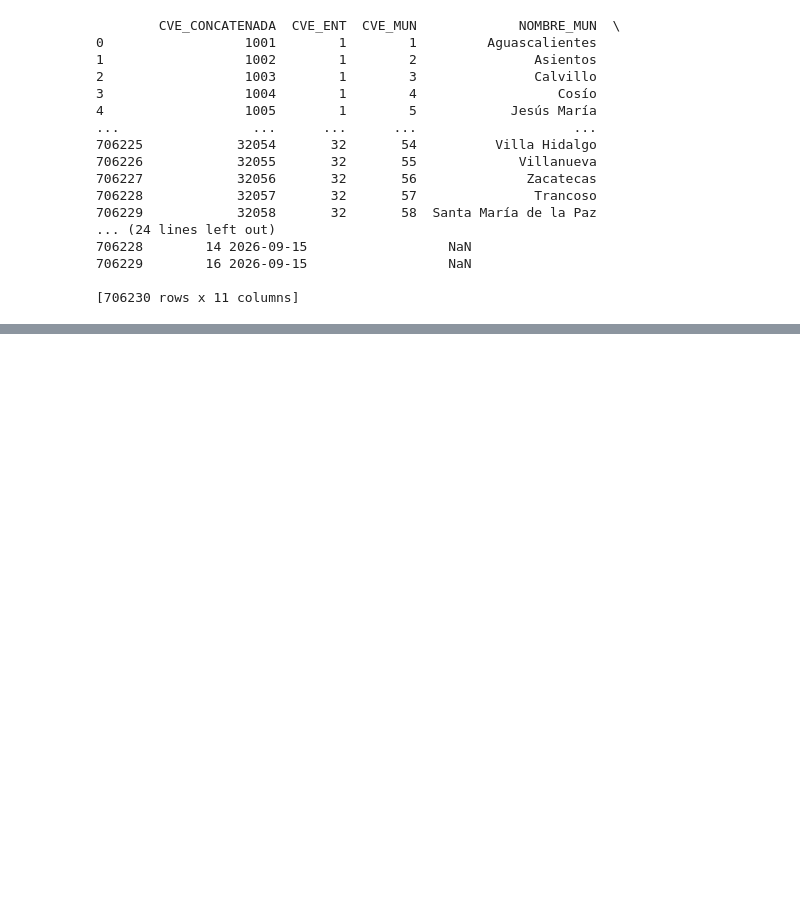
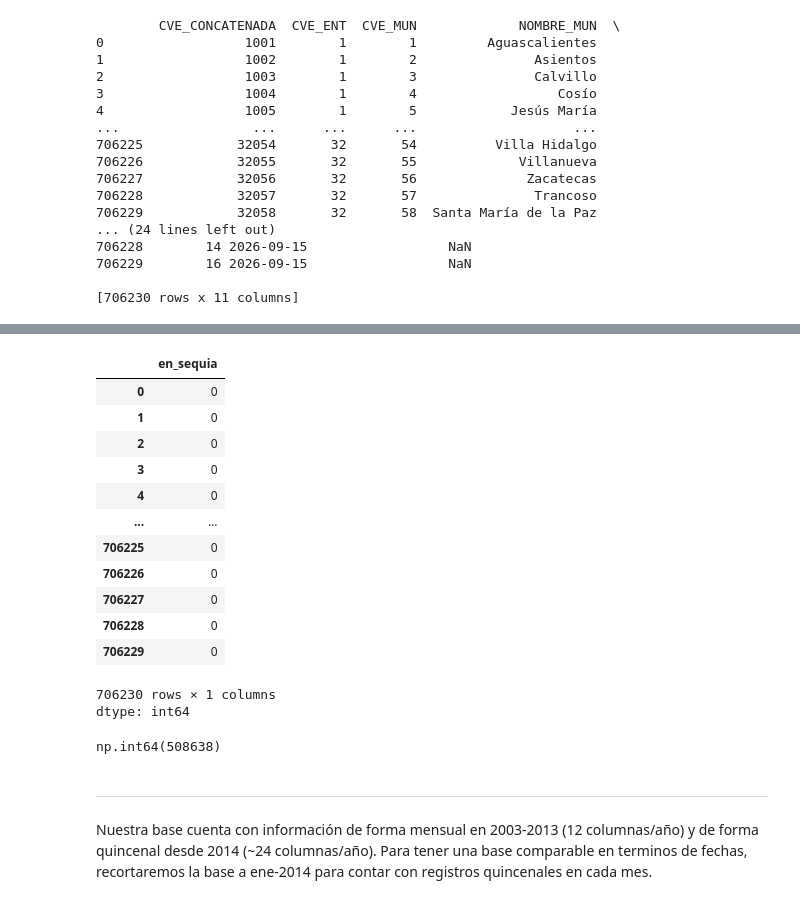
Before and after one commit to gapalfaro-cmyk/Proyecto-de-fin-de-modulo-8---Alfaro-Badillo-Cruz-Perez-Rupit, a Jupyter notebook: Proyecto_Modulo_8-EDA.ipynb, the cells around one changed output, grey strips where cells are left out. Drawn from its saved outputs; the diff is of its cells as text; code cells hidden in the pictures; blank space fills up the shorter version.

```diff
--- a/Proyecto_Modulo_8-EDA.ipynb
+++ b/Proyecto_Modulo_8-EDA.ipynb
@@ -169,0 +219,26 @@ print(df_clasif_municipio)
+# %%
+df_clasif_municipio['en_sequia'] = (df_clasif_municipio['intensidad'] >= 1).astype(int)
+df_clasif_municipio['en_sequia']
+# %% [output]
+|  | en_sequia |
+| 0 | 0 |
+| 1 | 0 |
+| 2 | 0 |
+| 3 | 0 |
+| 4 | 0 |
+| ... | ... |
+| 706225 | 0 |
+| 706226 | 0 |
+| 706227 | 0 |
+| 706228 | 0 |
+| 706229 | 0 |
+706230 rows × 1 columns
+dtype: int64
+# %%
+df_clasif_municipio['intensidad'].sum()
+# %% [output]
+np.int64(508638)
+# %% [markdown]
+---
+# %% [markdown]
+Nuestra base cuenta con información de forma mensual en 2003-2013 (12 columnas/año) y de forma quincenal desde 2014 (~24 columnas/año). Para tener una base comparable en terminos de fechas, recortaremos la base a ene-2014 para contar con registros quincenales en cada mes.
```
Also changed, not shown: parts of 7 cells of this notebook.
